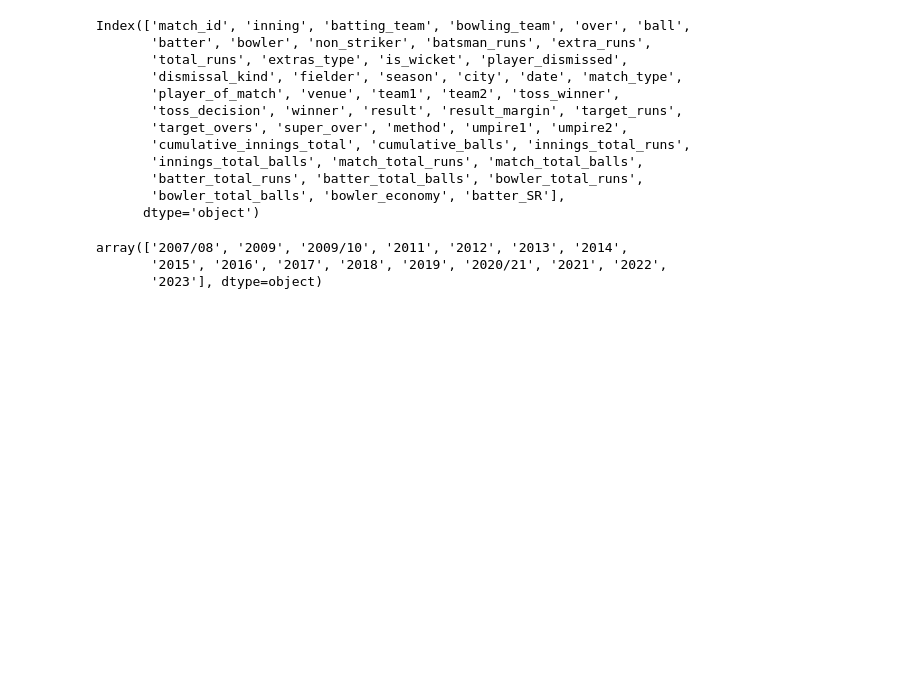
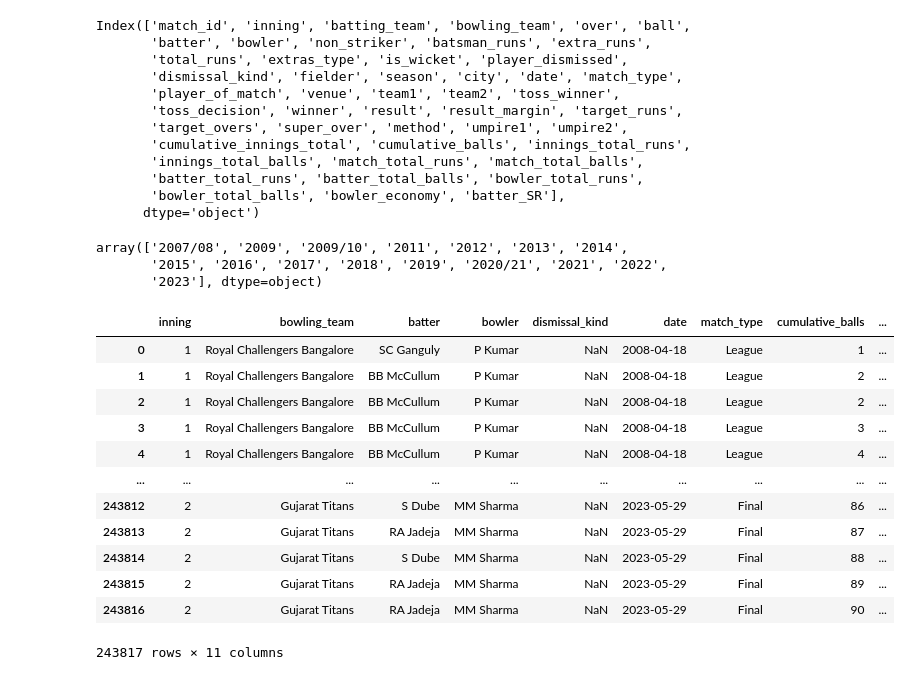
Before and after one commit to depleur/expectedRuns, a Jupyter notebook: xR_data_augmentation.ipynb, the cells around one changed output. Saved outputs shown, nothing was run; the diff lists cells and outputs as text; code cells hidden in the pictures; blank space fills up the shorter version.

Commit message:
Add train.ipynb and df_reduced
Signed-off-by: Namit Arjaria <namitarjaria25@gmail.com>

```diff
--- a/xR_data_augmentation.ipynb
+++ b/xR_data_augmentation.ipynb
@@ -1,8 +1,8 @@
 # %%
 import pandas as pd
 
-ball_by_ball_data = pd.read_csv("C:/Users/Pranav Koka/Downloads/Ipl_stats/deliveries.csv")
-matches_data = pd.read_csv("C:/Users/Pranav Koka/Downloads/Ipl_stats/matches.csv")
+ball_by_ball_data = pd.read_csv("deliveries.csv")
+matches_data = pd.read_csv("matches.csv")
 # %%
 matches_data['match_id'] = matches_data['id']
 matches_data.drop('id', axis = 1, inplace=True)
@@ -166,0 +167,32 @@ xR_data.to_csv("C:/Users/Pranav Koka/Downloads/Ipl_stats/xR_data.csv", index=Fal
+# %%
+unnecessary_cols = [
+    'match_id', 'batting_team', 'batsman_runs', 'over', 'ball', 'total_runs',
+    'non_striker', 'extra_runs', 'extras_type', 'is_wicket',
+    'player_dismissed', 'fielder', 'season', 'city',
+    'player_of_match', 'venue', 'team1', 'team2', 'toss_winner',
+    'toss_decision', 'winner', 'result', 'result_margin', 'target_runs',
+    'target_overs', 'super_over', 'method', 'umpire1', 'umpire2',
+    'cumulative_innings_total', 'innings_total_runs',
+    'innings_total_balls', 'match_total_runs', 'match_total_balls',
+    'bowler_total_runs', 'bowler_total_balls', 'bowler_economy',
+]
+# %%
+# Drop the unnecessary columns
+df_reduced = data.drop(columns=unnecessary_cols)
+
+# Display the new DataFrame
+df_reduced
+# %% [output]
+|  | inning | bowling_team | batter | bowler | dismissal_kind | date | match_type | cumulative_balls | ... |
+| 0 | 1 | Royal Challengers Bangalore | SC Ganguly | P Kumar | NaN | 2008-04-18 | League | 1 | ... |
+| 1 | 1 | Royal Challengers Bangalore | BB McCullum | P Kumar | NaN | 2008-04-18 | League | 2 | ... |
+| 2 | 1 | Royal Challengers Bangalore | BB McCullum | P Kumar | NaN | 2008-04-18 | League | 2 | ... |
+| 3 | 1 | Royal Challengers Bangalore | BB McCullum | P Kumar | NaN | 2008-04-18 | League | 3 | ... |
+| 4 | 1 | Royal Challengers Bangalore | BB McCullum | P Kumar | NaN | 2008-04-18 | League | 4 | ... |
+| ... | ... | ... | ... | ... | ... | ... | ... | ... | ... |
+| 243812 | 2 | Gujarat Titans | S Dube | MM Sharma | NaN | 2023-05-29 | Final | 86 | ... |
+| 243813 | 2 | Gujarat Titans | RA Jadeja | MM Sharma | NaN | 2023-05-29 | Final | 87 | ... |
+| 243814 | 2 | Gujarat Titans | S Dube | MM Sharma | NaN | 2023-05-29 | Final | 88 | ... |
+| 243815 | 2 | Gujarat Titans | RA Jadeja | MM Sharma | NaN | 2023-05-29 | Final | 89 | ... |
+| 243816 | 2 | Gujarat Titans | RA Jadeja | MM Sharma | NaN | 2023-05-29 | Final | 90 | ... |
+243817 rows × 11 columns
```
Also changed, not shown: parts of 1 cell of this notebook, 2 other files.
